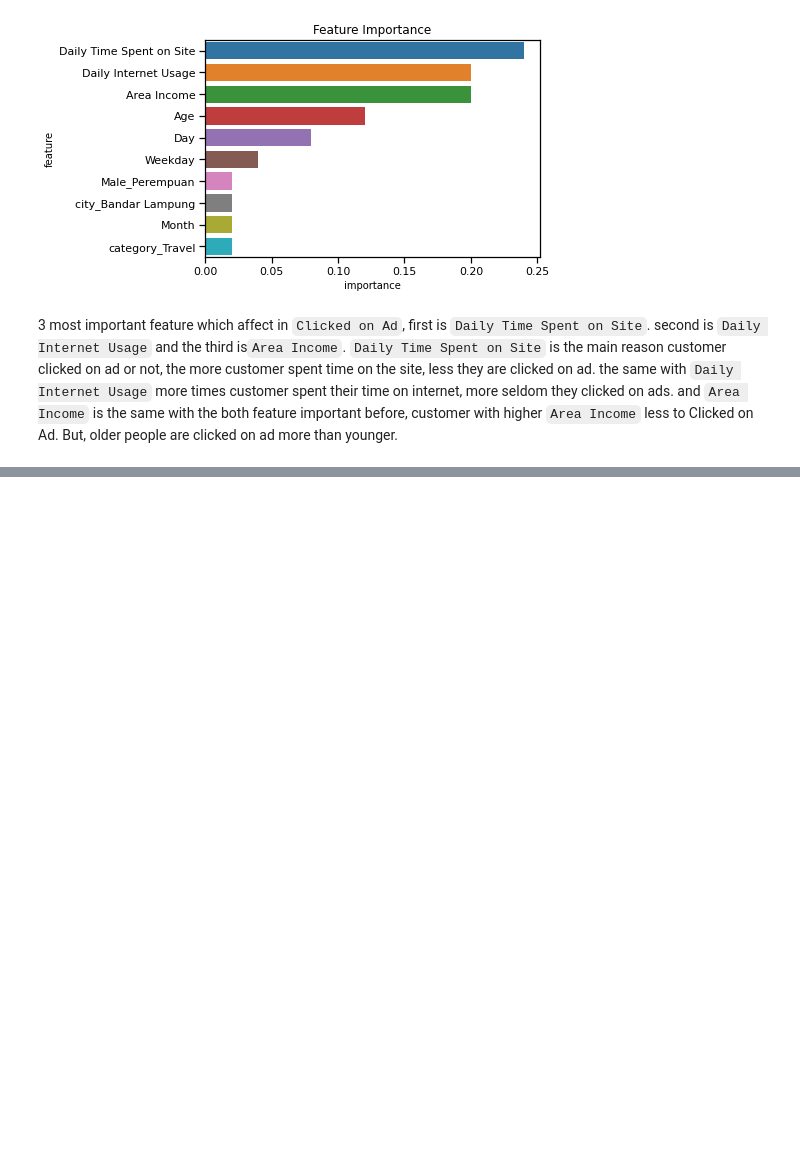
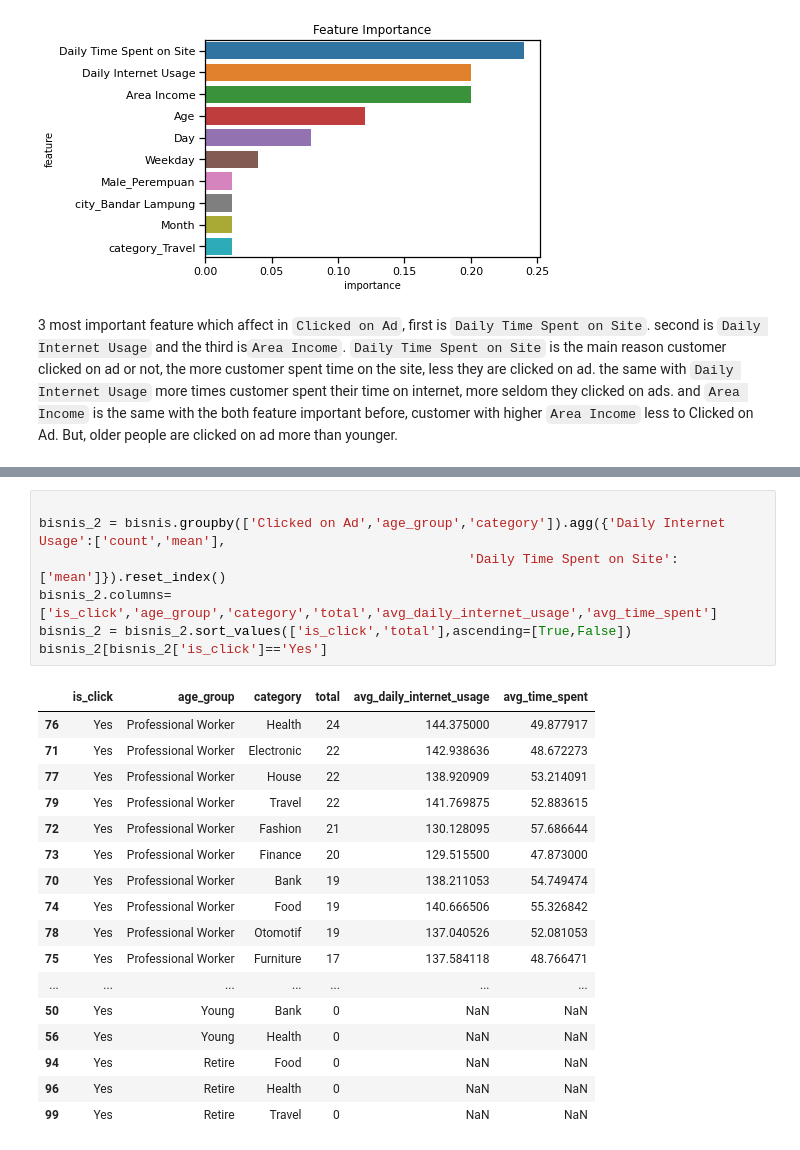
Before and after one commit to Hana5i/Predict-Customer-Clicked-Ads-Classification, a Jupyter notebook: ads_classification.ipynb, the cells around one changed output, grey strips where cells are left out. Cells and saved outputs as stored; diff of their text form; blank space fills up the shorter version.

```diff
--- a/ads_classification.ipynb
+++ b/ads_classification.ipynb
@@ -1065,0 +1158,25 @@ Text(0.5, 1.0, 'Feature Importance')
+# %%
+
+bisnis_2 = bisnis.groupby(['Clicked on Ad','age_group','category']).agg({'Daily Internet Usage':['count','mean'],
+                                                       'Daily Time Spent on Site':['mean']}).reset_index()
+bisnis_2.columns=['is_click','age_group','category','total','avg_daily_internet_usage','avg_time_spent']
+bisnis_2 = bisnis_2.sort_values(['is_click','total'],ascending=[True,False])
+bisnis_2[bisnis_2['is_click']=='Yes']
+# %% [output]
+|  | is_click | age_group | category | total | avg_daily_internet_usage | avg_time_spent |
+| 76 | Yes | Professional Worker | Health | 24 | 144.375000 | 49.877917 |
+| 71 | Yes | Professional Worker | Electronic | 22 | 142.938636 | 48.672273 |
+| 77 | Yes | Professional Worker | House | 22 | 138.920909 | 53.214091 |
+| 79 | Yes | Professional Worker | Travel | 22 | 141.769875 | 52.883615 |
+| 72 | Yes | Professional Worker | Fashion | 21 | 130.128095 | 57.686644 |
+| 73 | Yes | Professional Worker | Finance | 20 | 129.515500 | 47.873000 |
+| 70 | Yes | Professional Worker | Bank | 19 | 138.211053 | 54.749474 |
+| 74 | Yes | Professional Worker | Food | 19 | 140.666506 | 55.326842 |
+| 78 | Yes | Professional Worker | Otomotif | 19 | 137.040526 | 52.081053 |
+| 75 | Yes | Professional Worker | Furniture | 17 | 137.584118 | 48.766471 |
+| ... | ... | ... | ... | ... | ... | ... |
+| 50 | Yes | Young | Bank | 0 | NaN | NaN |
+| 56 | Yes | Young | Health | 0 | NaN | NaN |
+| 94 | Yes | Retire | Food | 0 | NaN | NaN |
+| 96 | Yes | Retire | Health | 0 | NaN | NaN |
+| 99 | Yes | Retire | Travel | 0 | NaN | NaN |
```
Also changed, not shown: parts of 29 cells of this notebook.
